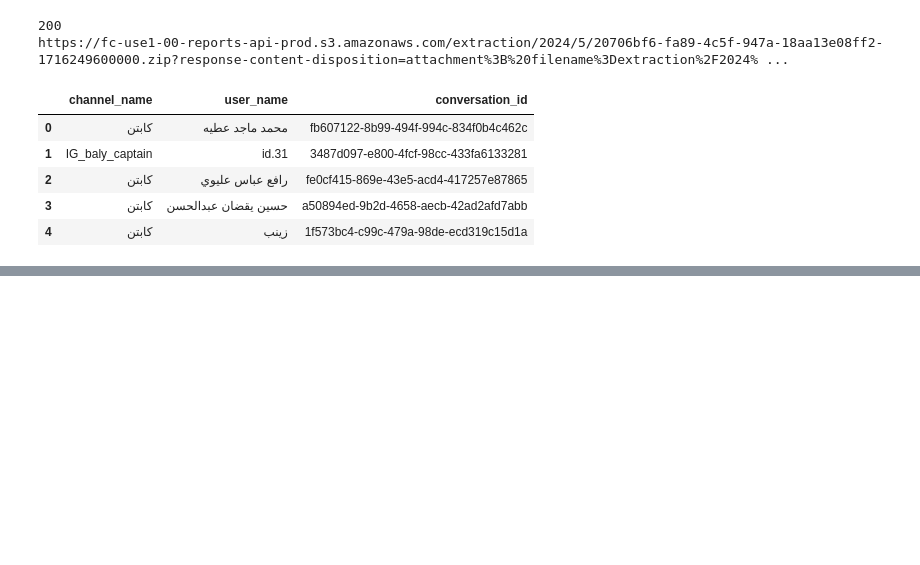
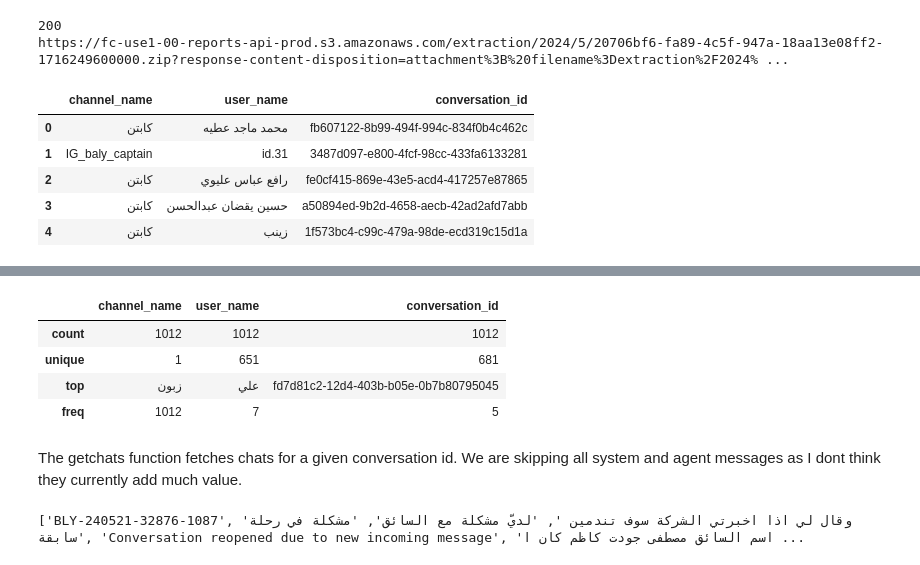
Before and after one commit to qzaidi/mlscratchpad, a Jupyter notebook: freshchat.ipynb, the cells around one changed output, grey strips where cells are left out. Drawn from its saved outputs; the diff is of its cells as text; code cells hidden in the pictures; blank space fills up the shorter version.

```diff
--- a/freshchat.ipynb
+++ b/freshchat.ipynb
@@ -89,0 +102,11 @@ tdf.head()
+# %%
+pdf = tdf[tdf['channel_name'] == 'زبون']
+pdf.describe()
+# %% [output]
+|  | channel_name | user_name | conversation_id |
+| count | 1012 | 1012 | 1012 |
+| unique | 1 | 651 | 681 |
+| top | زبون | علي | fd7d81c2-12d4-403b-b05e-0b7b80795045 |
+| freq | 1012 | 7 | 5 |
+# %% [markdown]
+The getchats function fetches chats for a given conversation id. We are skipping all system and agent messages as I dont think they currently add much value.
@@ -89,0 +128,4 @@ tdf.head()
+# %%
+print(getchats('fd7d81c2-12d4-403b-b05e-0b7b80795045'))
+# %% [output]
+['BLY-240521-32876-1087', 'وقال لي اذا اخبرتي الشركة سوف تندمين ', 'لديّ مشكلة مع السائق', 'مشكلة في رحلة سابقة', 'Conversation reopened due to new incoming message', 'اسم السائق مصطفى جودت كاظم كان ا ...
```
Also changed, not shown: parts of 30 cells of this notebook, 2 other files.
